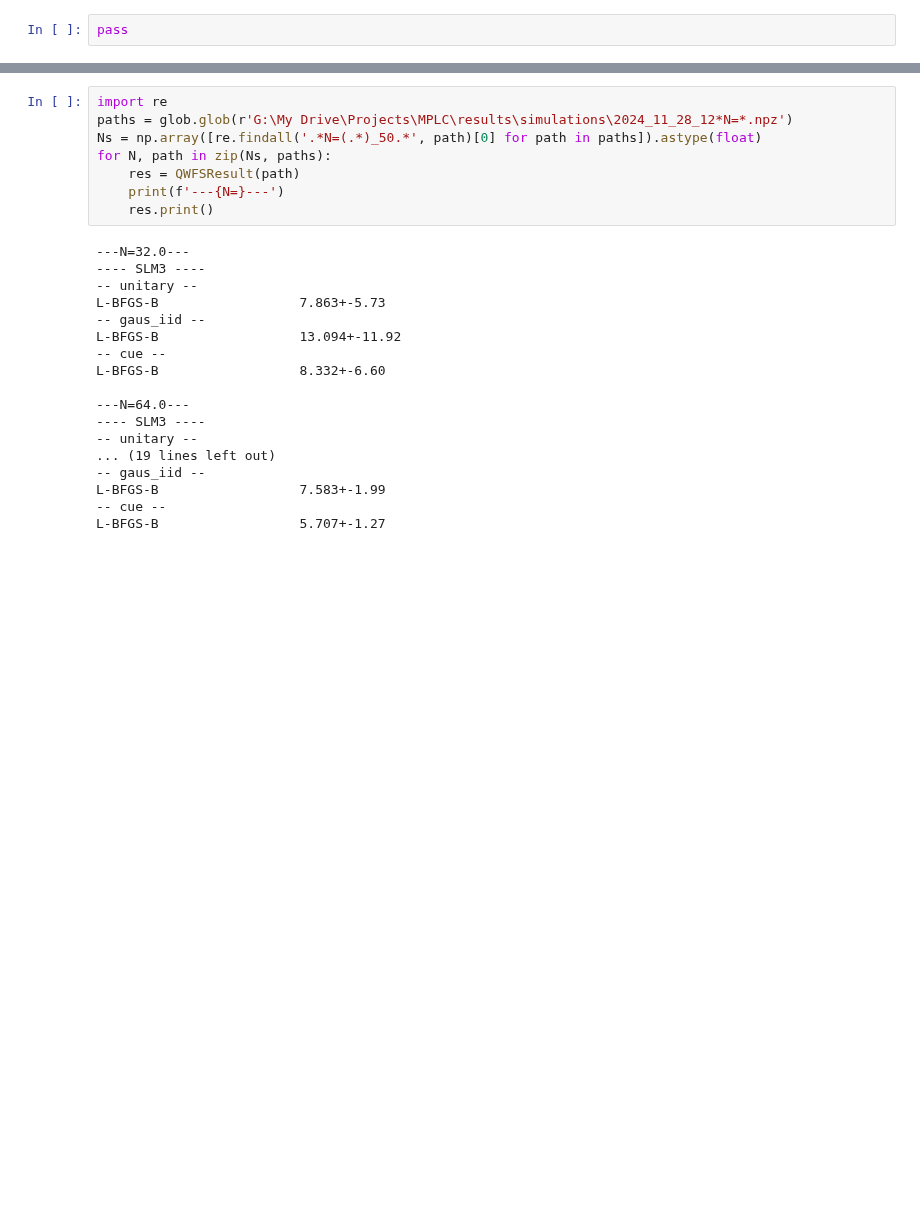
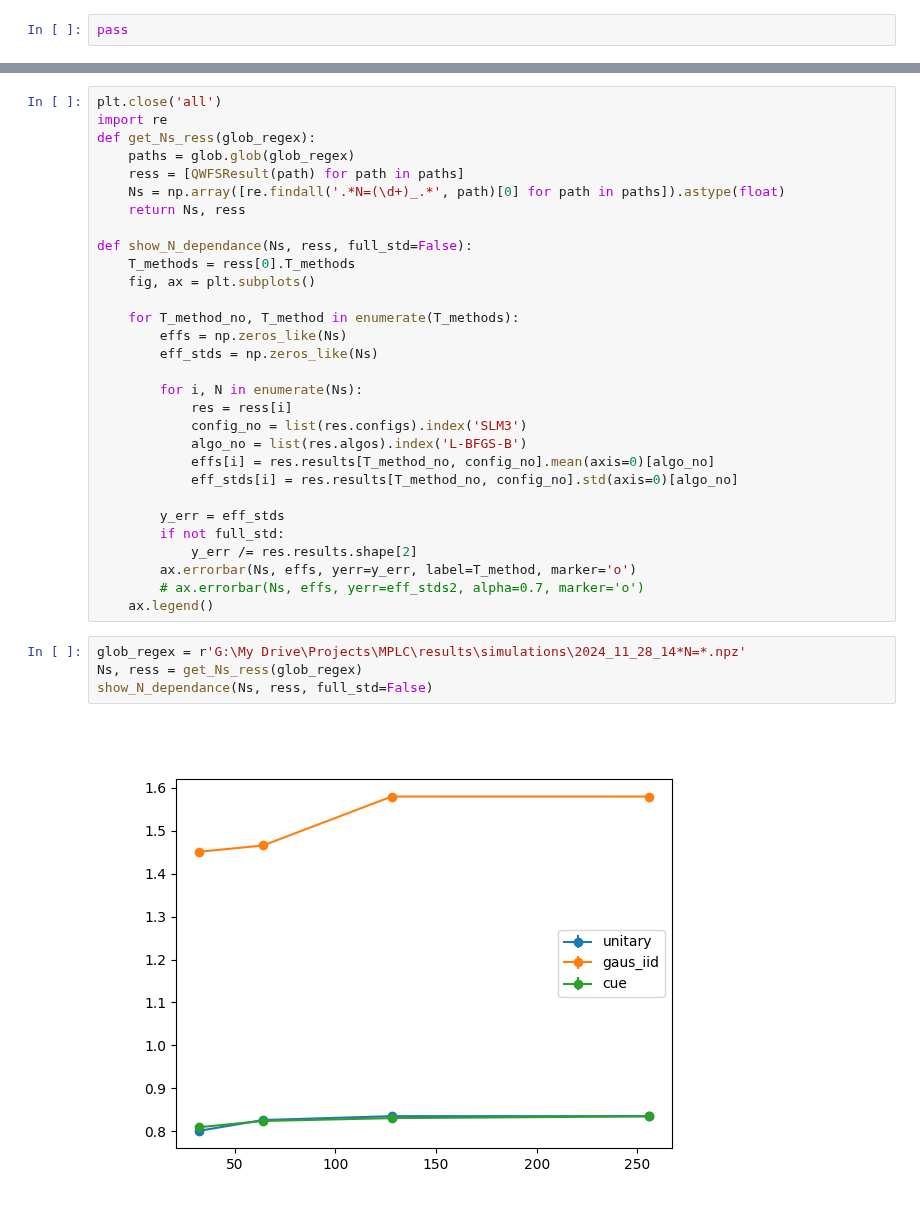
Before and after one commit to rubiaek/pianoq, a Jupyter notebook: pianoq/writeups/09_writeup_scaling.ipynb, the cells around one changed output, grey strips where cells are left out. Saved outputs shown, nothing was run; the diff lists cells and outputs as text; blank space fills up the shorter version.

```diff
--- a/pianoq/writeups/09_writeup_scaling.ipynb
+++ b/pianoq/writeups/09_writeup_scaling.ipynb
@@ -73,26 +75,36 @@ pass
 # %%
+plt.close('all')
 import re
-paths = glob.glob(r'G:\My Drive\Projects\MPLC\results\simulations\2024_11_28_12*N=*.npz')
-Ns = np.array([re.findall('.*N=(.*)_50.*', path)[0] for path in paths]).astype(float)
-for N, path in zip(Ns, paths):
-    res = QWFSResult(path)
-    print(f'---{N=}---')
-    res.print()
+def get_Ns_ress(glob_regex):
+    paths = glob.glob(glob_regex)
+    ress = [QWFSResult(path) for path in paths]
+    Ns = np.array([re.findall('.*N=(\d+)_.*', path)[0] for path in paths]).astype(float)
+    return Ns, ress
+
+def show_N_dependance(Ns, ress, full_std=False):
+    T_methods = ress[0].T_methods
+    fig, ax = plt.subplots()
+
+    for T_method_no, T_method in enumerate(T_methods):
+        effs = np.zeros_like(Ns)
+        eff_stds = np.zeros_like(Ns)
+
+        for i, N in enumerate(Ns):
+            res = ress[i]
+            config_no = list(res.configs).index('SLM3')
+            algo_no = list(res.algos).index('L-BFGS-B')
+            effs[i] = res.results[T_method_no, config_no].mean(axis=0)[algo_no]
+            eff_stds[i] = res.results[T_method_no, config_no].std(axis=0)[algo_no]
+
+        y_err = eff_stds
+        if not full_std:
+            y_err /= res.results.shape[2]
+        ax.errorbar(Ns, effs, yerr=y_err, label=T_method, marker='o')
+        # ax.errorbar(Ns, effs, yerr=eff_stds2, alpha=0.7, marker='o')
+    ax.legend()
-# %% [output]
----N=32.0---
----- SLM3 ----
--- unitary --
-L-BFGS-B                  7.863+-5.73
--- gaus_iid --
-L-BFGS-B                  13.094+-11.92
--- cue --
-L-BFGS-B                  8.332+-6.60
-
----N=64.0---
----- SLM3 ----
--- unitary --
-... (19 lines left out)
--- gaus_iid --
-L-BFGS-B                  7.583+-1.99
--- cue --
-L-BFGS-B                  5.707+-1.27
+# %%
+glob_regex = r'G:\My Drive\Projects\MPLC\results\simulations\2024_11_28_14*N=*.npz'
+Ns, ress = get_Ns_ress(glob_regex)
+show_N_dependance(Ns, ress, full_std=False)
+# %% [output]
+[figure, added]
```
Also changed, not shown: parts of 4 cells of this notebook, 3 other files.
